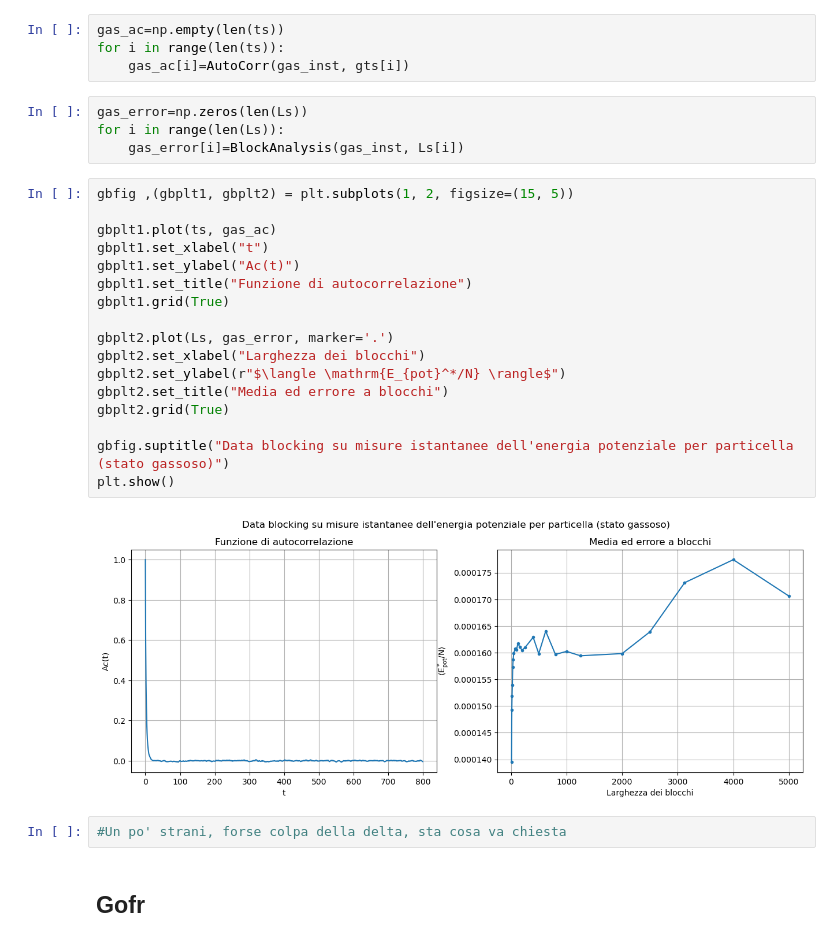
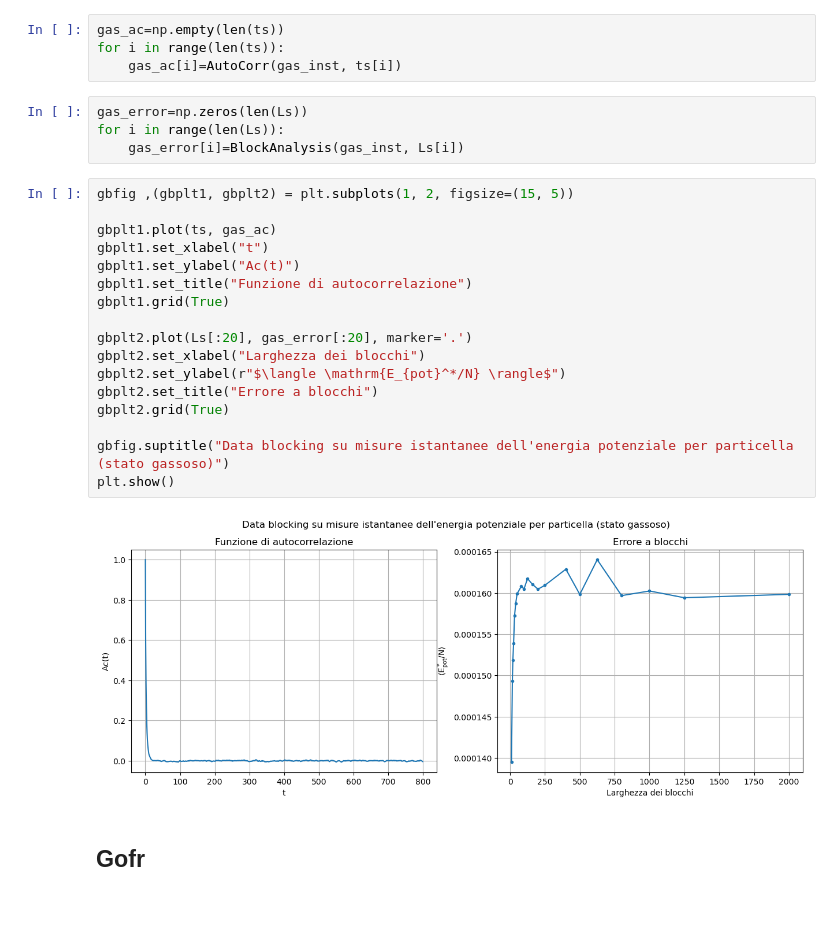
Before and after one commit to angela-bonato/LaboratorioSimulazioneNumerica, a Jupyter notebook: Es07/Esercitazione7.ipynb, the cells around one changed output. Saved outputs shown, nothing was run; the diff lists cells and outputs as text; blank space fills up the shorter version.

```diff
--- a/Es07/Esercitazione7.ipynb
+++ b/Es07/Esercitazione7.ipynb
@@ -231,7 +229,7 @@ gas_inst=np.loadtxt("GasState/inst_penergy.dat", delimiter=" ", usecols=0,  unpa
 # %%
 gas_ac=np.empty(len(ts))
 for i in range(len(ts)):
-    gas_ac[i]=AutoCorr(gas_inst, gts[i])
+    gas_ac[i]=AutoCorr(gas_inst, ts[i])
 # %%
 gas_error=np.zeros(len(Ls))
 for i in range(len(Ls)):
@@ -239,24 +237,22 @@ for i in range(len(Ls)):
 # %%
 gbfig ,(gbplt1, gbplt2) = plt.subplots(1, 2, figsize=(15, 5))
 
 gbplt1.plot(ts, gas_ac)
 gbplt1.set_xlabel("t")
 gbplt1.set_ylabel("Ac(t)")
 gbplt1.set_title("Funzione di autocorrelazione")
 gbplt1.grid(True)
 
-gbplt2.plot(Ls, gas_error, marker='.')
+gbplt2.plot(Ls[:20], gas_error[:20], marker='.')
 gbplt2.set_xlabel("Larghezza dei blocchi")
 gbplt2.set_ylabel(r"$\langle \mathrm{E_{pot}^*/N} \rangle$")
-gbplt2.set_title("Media ed errore a blocchi")
+gbplt2.set_title("Errore a blocchi")
 gbplt2.grid(True)
 
 gbfig.suptitle("Data blocking su misure istantanee dell'energia potenziale per particella (stato gassoso)")
 plt.show()
 # %% [output]
-[figure, old version]
+[figure, new version]
-# %%
-#Un po' strani, forse colpa della delta, sta cosa va chiesta
 # %% [markdown]
 ## Gofr
 # %%
```
Also changed, not shown: parts of 13 cells of this notebook, 31 other files.
